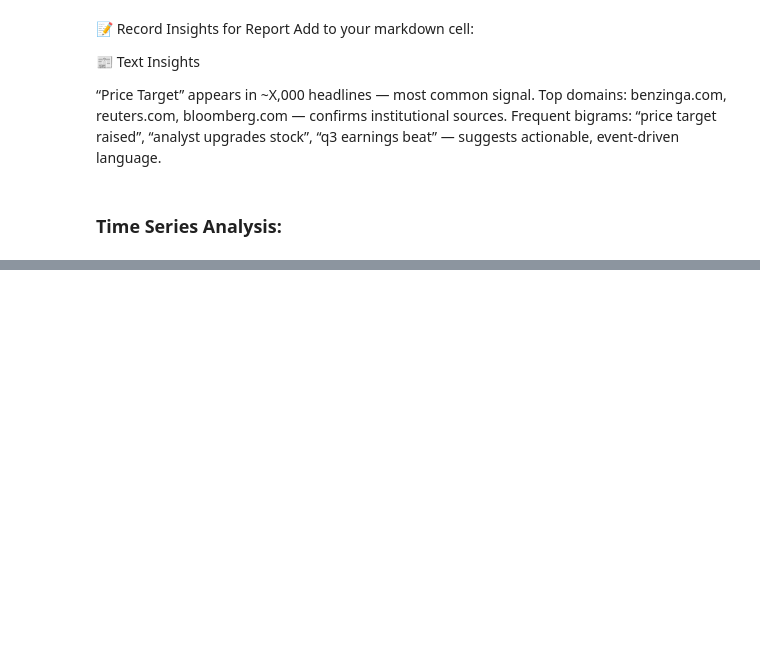
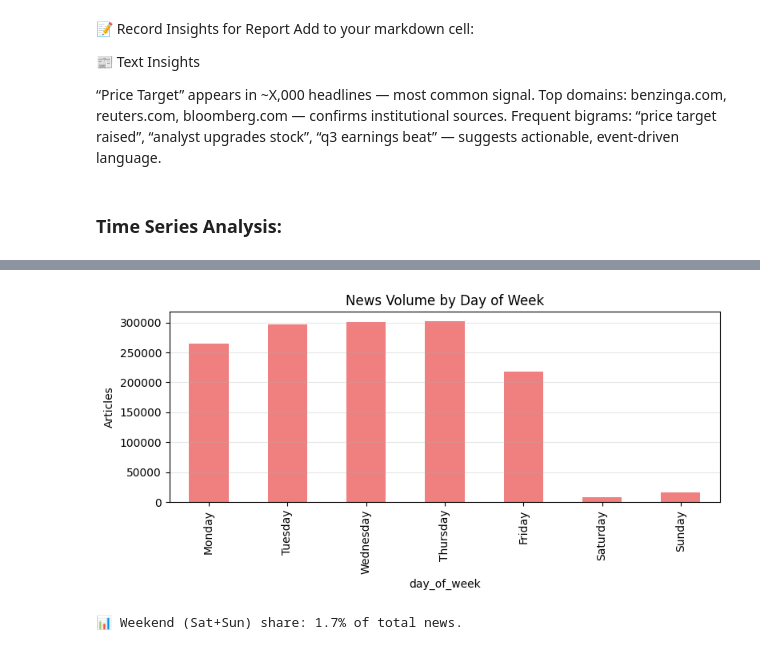
Before and after one commit to muhajirhualis/KAIM_Week1, a Jupyter notebook: notebooks/eda_notebook.ipynb, the cells around one changed output, grey strips where cells are left out. Saved outputs shown, nothing was run; the diff lists cells and outputs as text; code cells hidden in the pictures; blank space fills up the shorter version.

```diff
--- a/notebooks/eda_notebook.ipynb
+++ b/notebooks/eda_notebook.ipynb
@@ -139,0 +176,7 @@ Frequent bigrams: “price target raised”, “analyst upgrades stock”, “q3
+# %%
+# Weekday pattern
+from scripts.eda_time_series import  weekday_analysis
+weekday_analysis(news_df)
+# %% [output]
+[figure, added]
+📊 Weekend (Sat+Sun) share: 1.7% of total news.
```
Also changed, not shown: parts of 3 cells of this notebook, 3 other files.
